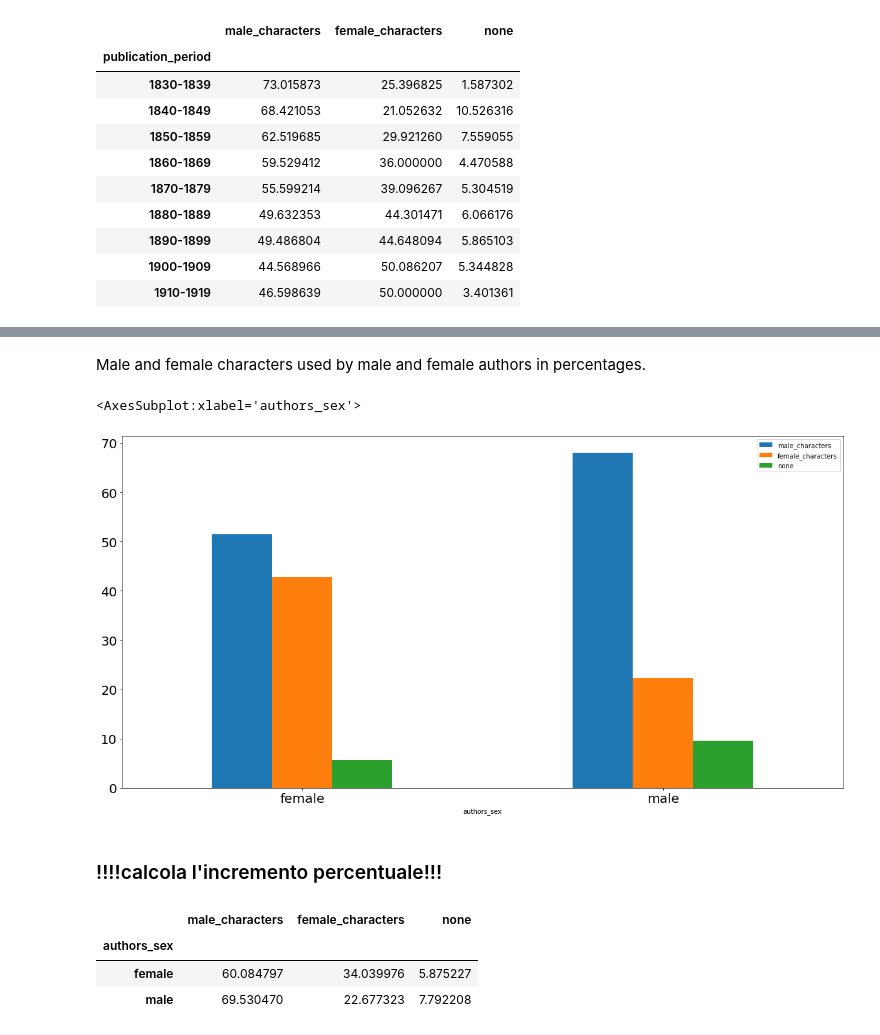
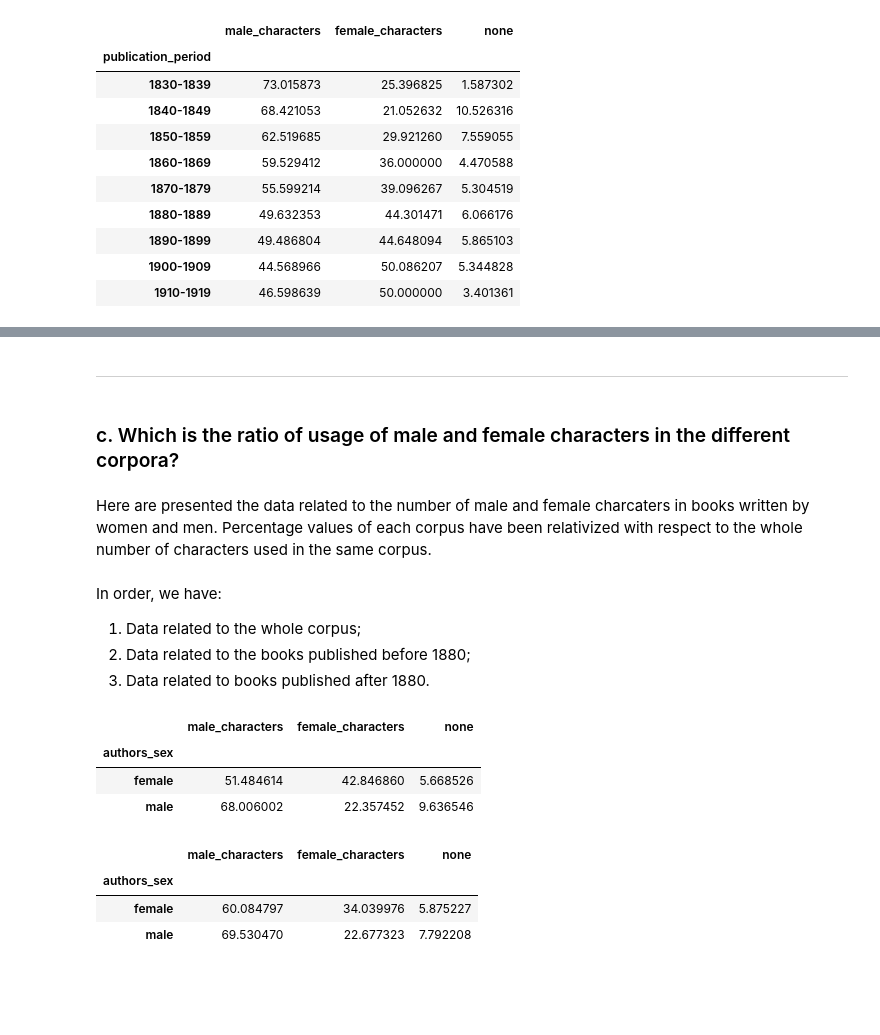
Before and after one commit to gobbykid/gobbykid-characters-extraction, a Jupyter notebook: characters_extraction_and_gender_recognition/analytics.ipynb, the cells around one changed output, grey strips where cells are left out. Saved outputs shown, nothing was run; the diff lists cells and outputs as text; code cells hidden in the pictures; blank space fills up the shorter version.

```diff
--- a/characters_extraction_and_gender_recognition/analytics.ipynb
+++ b/characters_extraction_and_gender_recognition/analytics.ipynb
@@ -237,11 +249,19 @@ char_number_f
-# %% [markdown]
-Male and female characters used by male and female authors in percentages.
+# %% [markdown]
+__________________
+# %% [markdown]
+### c. Which is the ratio of usage of male and female characters in the different corpora?
+# %% [markdown]
+Here are presented the data related to the number of male and female charcaters in books written by women and men. Percentage values of each corpus have been relativized with respect to the whole number of characters used in the same corpus.
+# %% [markdown]
+In order, we have:
+1) Data related to the whole corpus;
+2) Data related to the books published before 1880;
+3) Data related to books published after 1880.
 # %%
-reduced_df = df[["authors_sex","male_characters", "female_characters", "none"]]
-reduced_df.groupby("authors_sex").sum().apply(lambda x: x*100/sum(x), axis=1).plot.bar(stacked=False, figsize=(20,10), fontsize=20, rot=0)
+df[["authors_sex","male_characters", "female_characters", "none"]].groupby("authors_sex").sum().apply(lambda x: x*100/sum(x), axis=1) #.plot.bar(stacked=False, figsize=(20,10), fontsize=20, rot=0)
 # %% [output]
-<AxesSubplot:xlabel='authors_sex'>
-[figure, removed]
+|  | male_characters | female_characters | none |
+| authors_sex |  |  |  |
+| female | 51.484614 | 42.846860 | 5.668526 |
+| male | 68.006002 | 22.357452 | 9.636546 |
-# %% [markdown]
-### !!!!calcola l'incremento percentuale!!!
 # %%
```
Also changed, not shown: parts of 20 cells of this notebook.
